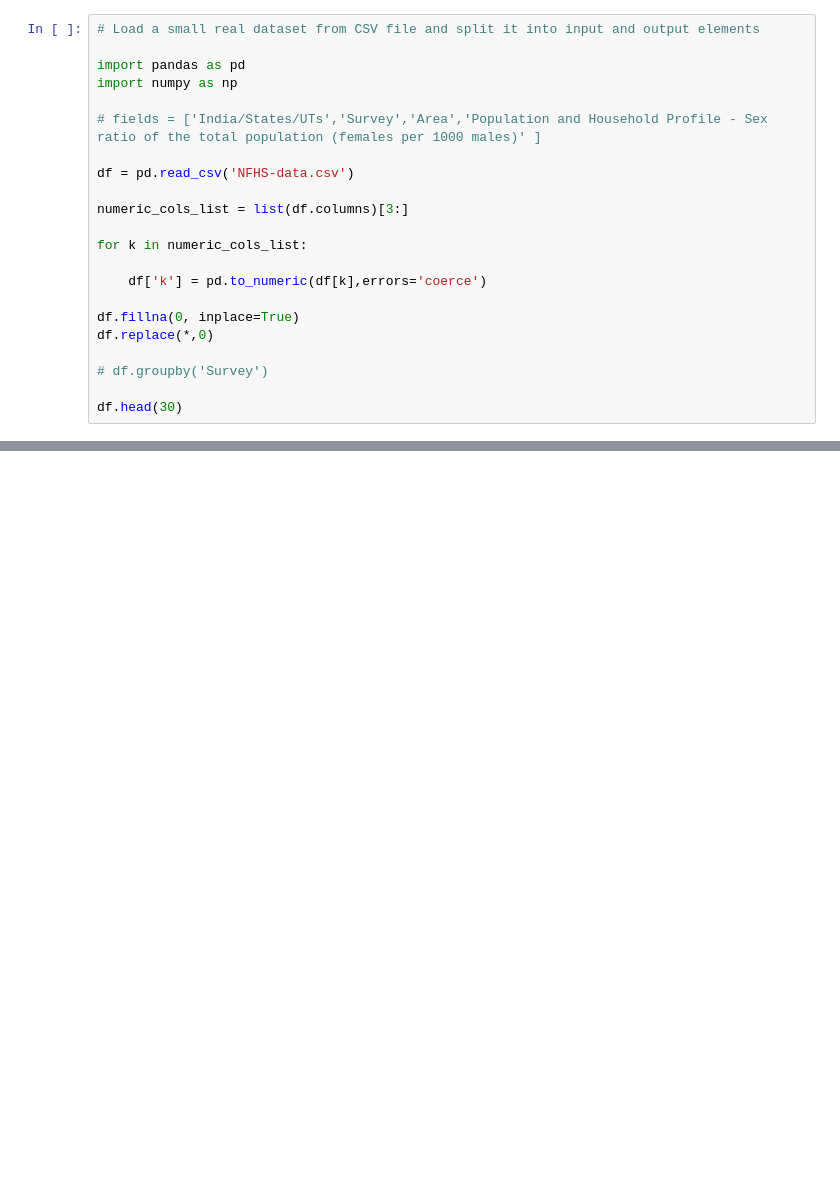
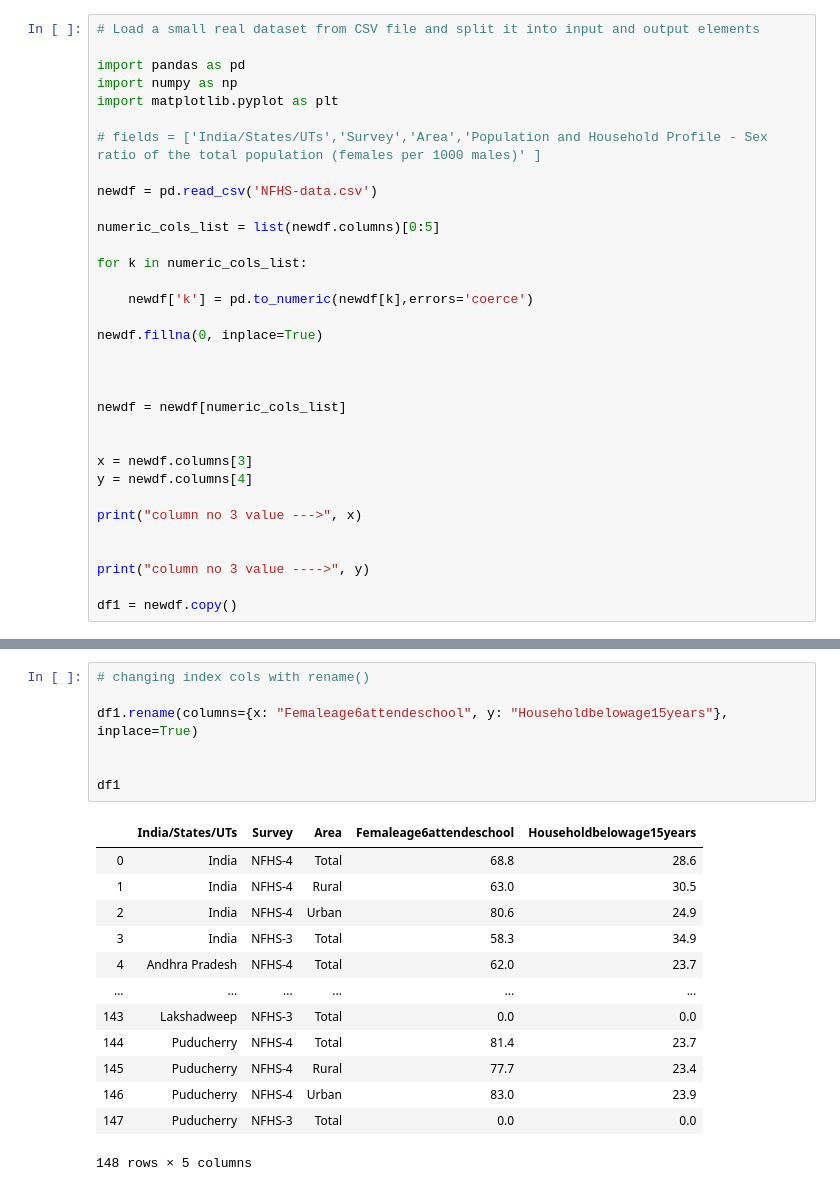
Before and after one commit to cvsnraju/learn_python, a Jupyter notebook: numpy/Using Pandas CSV file.ipynb, the cells around one changed output, grey strips where cells are left out. Saved outputs shown, nothing was run; the diff lists cells and outputs as text; blank space fills up the shorter version.

```diff
--- a/numpy/Using Pandas CSV file.ipynb
+++ b/numpy/Using Pandas CSV file.ipynb
@@ -3,21 +3,32 @@
 
 import pandas as pd
 import numpy as np
+import matplotlib.pyplot as plt
 
 # fields = ['India/States/UTs','Survey','Area','Population and Household Profile - Sex ratio of the total population (females per 1000 males)' ]
 
-df = pd.read_csv('NFHS-data.csv')
+newdf = pd.read_csv('NFHS-data.csv')
 
-numeric_cols_list = list(df.columns)[3:]
+numeric_cols_list = list(newdf.columns)[0:5]
 
 for k in numeric_cols_list:
 
-    df['k'] = pd.to_numeric(df[k],errors='coerce')
+    newdf['k'] = pd.to_numeric(newdf[k],errors='coerce')
 
-df.fillna(0, inplace=True)
-df.replace(*,0)
+newdf.fillna(0, inplace=True)
 
-# df.groupby('Survey')
 
-df.head(30)
+
+newdf = newdf[numeric_cols_list]
+
+
+x = newdf.columns[3]
+y = newdf.columns[4]
+
+print("column no 3 value --->", x)
+
+
+print("column no 3 value ---->", y)
+
+df1 = newdf.copy()
 # %% [output]
@@ -59,0 +37,21 @@ df.head(500)
+# %%
+# changing index cols with rename()
+
+df1.rename(columns={x: "Femaleage6attendeschool", y: "Householdbelowage15years"}, inplace=True)
+
+
+df1
+# %% [output]
+|  | India/States/UTs | Survey | Area | Femaleage6attendeschool | Householdbelowage15years |
+| 0 | India | NFHS-4 | Total | 68.8 | 28.6 |
+| 1 | India | NFHS-4 | Rural | 63.0 | 30.5 |
+| 2 | India | NFHS-4 | Urban | 80.6 | 24.9 |
+| 3 | India | NFHS-3 | Total | 58.3 | 34.9 |
+| 4 | Andhra Pradesh | NFHS-4 | Total | 62.0 | 23.7 |
+| ... | ... | ... | ... | ... | ... |
+| 143 | Lakshadweep | NFHS-3 | Total | 0.0 | 0.0 |
+| 144 | Puducherry | NFHS-4 | Total | 81.4 | 23.7 |
+| 145 | Puducherry | NFHS-4 | Rural | 77.7 | 23.4 |
+| 146 | Puducherry | NFHS-4 | Urban | 83.0 | 23.9 |
+| 147 | Puducherry | NFHS-3 | Total | 0.0 | 0.0 |
+148 rows × 5 columns
```
Also changed, not shown: parts of 4 cells of this notebook.
